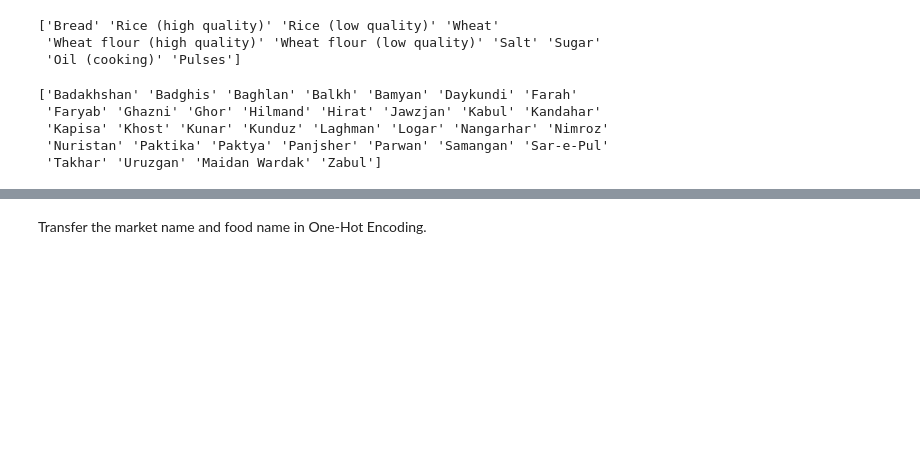
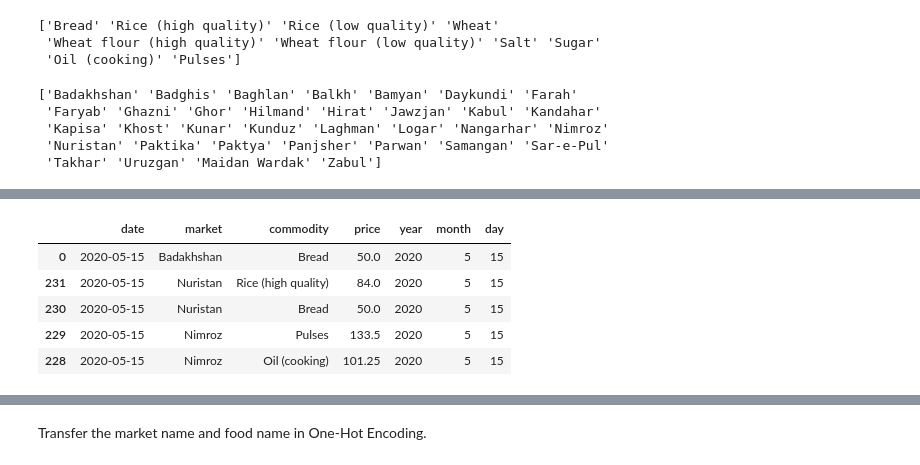
Before and after one commit to TimiUU/wine, a Jupyter notebook: food_feature_pipeline.ipynb, the cells around one changed output, grey strips where cells are left out. Drawn from its saved outputs; the diff is of its cells as text; code cells hidden in the pictures; blank space fills up the shorter version.

```diff
--- a/food_feature_pipeline.ipynb
+++ b/food_feature_pipeline.ipynb
@@ -45,0 +64,12 @@ print(unique_values)
+# %%
+df['year'] = df['date'].dt.year
+df['month'] = df['date'].dt.month
+df['day'] = df['date'].dt.day
+df.head()
+# %% [output]
+|  | date | market | commodity | price | year | month | day |
+| 0 | 2020-05-15 | Badakhshan | Bread | 50.0 | 2020 | 5 | 15 |
+| 231 | 2020-05-15 | Nuristan | Rice (high quality) | 84.0 | 2020 | 5 | 15 |
+| 230 | 2020-05-15 | Nuristan | Bread | 50.0 | 2020 | 5 | 15 |
+| 229 | 2020-05-15 | Nimroz | Pulses | 133.5 | 2020 | 5 | 15 |
+| 228 | 2020-05-15 | Nimroz | Oil (cooking) | 101.25 | 2020 | 5 | 15 |
```
Also changed, not shown: parts of 25 cells of this notebook.
